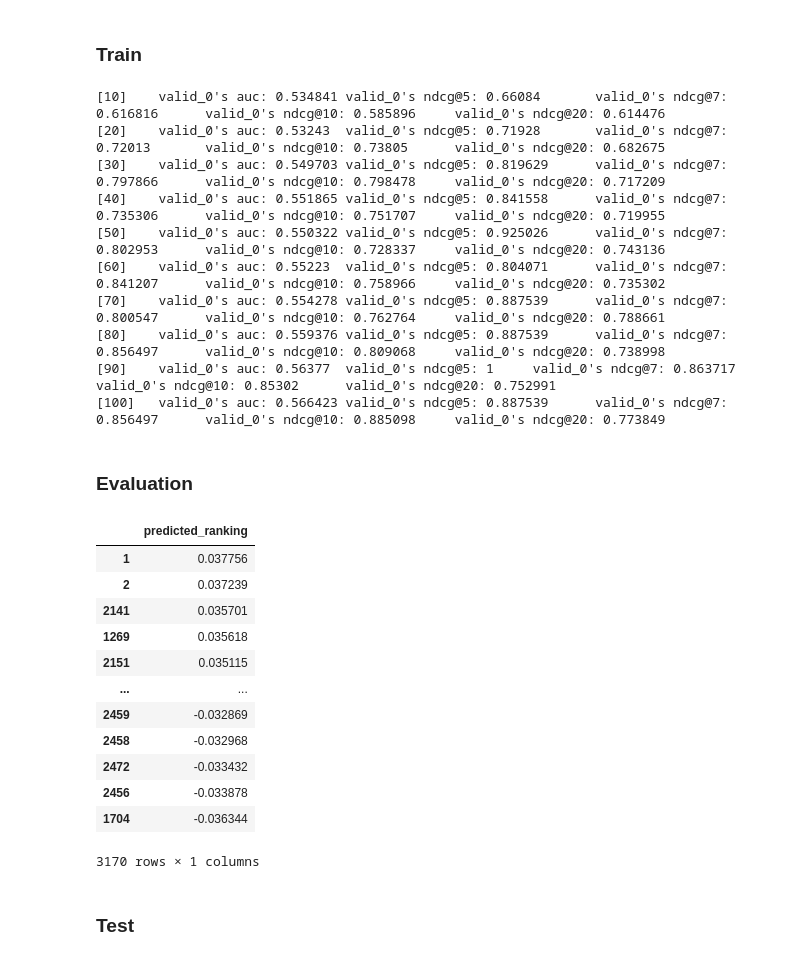
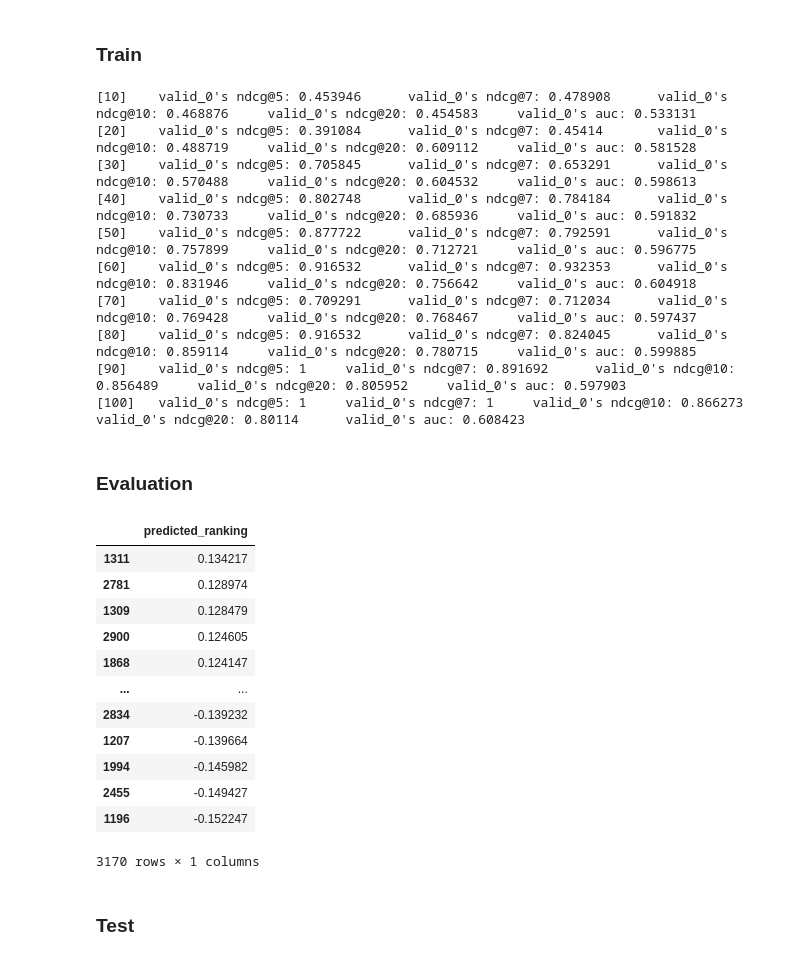
Before and after one commit to faisaladisoe/ir-tp, a Jupyter notebook: TP4/source code/IR_TP4.ipynb, the cells around one changed output. Cells and saved outputs as stored; diff of their text form; code cells hidden in the pictures.

```diff
--- a/TP4/source code/IR_TP4.ipynb
+++ b/TP4/source code/IR_TP4.ipynb
@@ -440,7 +449,7 @@ result_test.sort_values('predicted_ranking', ascending=False)
 ## FastText
 # %%
 ft_ranker_model = lgb.LGBMRanker(
-    learning_rate=.00125, # learning_rate=.00115 actually do better than .00125; but prone to overfit
+    learning_rate=.007,
     objective='lambdarank',
     num_leaves=60,
     importance_type='gain'
@@ -459,36 +468,36 @@ fasttext_ranker_model = ft_ranker_model.fit(
     verbose=10
 )
 # %% [output]
-[10]    valid_0's auc: 0.534841 valid_0's ndcg@5: 0.66084       valid_0's ndcg@7: 0.616816      valid_0's ndcg@10: 0.585896     valid_0's ndcg@20: 0.614476
-[20]    valid_0's auc: 0.53243  valid_0's ndcg@5: 0.71928       valid_0's ndcg@7: 0.72013       valid_0's ndcg@10: 0.73805      valid_0's ndcg@20: 0.682675
-[30]    valid_0's auc: 0.549703 valid_0's ndcg@5: 0.819629      valid_0's ndcg@7: 0.797866      valid_0's ndcg@10: 0.798478     valid_0's ndcg@20: 0.717209
-[40]    valid_0's auc: 0.551865 valid_0's ndcg@5: 0.841558      valid_0's ndcg@7: 0.735306      valid_0's ndcg@10: 0.751707     valid_0's ndcg@20: 0.719955
-[50]    valid_0's auc: 0.550322 valid_0's ndcg@5: 0.925026      valid_0's ndcg@7: 0.802953      valid_0's ndcg@10: 0.728337     valid_0's ndcg@20: 0.743136
-[60]    valid_0's auc: 0.55223  valid_0's ndcg@5: 0.804071      valid_0's ndcg@7: 0.841207      valid_0's ndcg@10: 0.758966     valid_0's ndcg@20: 0.735302
-[70]    valid_0's auc: 0.554278 valid_0's ndcg@5: 0.887539      valid_0's ndcg@7: 0.800547      valid_0's ndcg@10: 0.762764     valid_0's ndcg@20: 0.788661
-[80]    valid_0's auc: 0.559376 valid_0's ndcg@5: 0.887539      valid_0's ndcg@7: 0.856497      valid_0's ndcg@10: 0.809068     valid_0's ndcg@20: 0.738998
-[90]    valid_0's auc: 0.56377  valid_0's ndcg@5: 1     valid_0's ndcg@7: 0.863717      valid_0's ndcg@10: 0.85302      valid_0's ndcg@20: 0.752991
-[100]   valid_0's auc: 0.566423 valid_0's ndcg@5: 0.887539      valid_0's ndcg@7: 0.856497      valid_0's ndcg@10: 0.885098     valid_0's ndcg@20: 0.773849
+[10]    valid_0's ndcg@5: 0.453946      valid_0's ndcg@7: 0.478908      valid_0's ndcg@10: 0.468876     valid_0's ndcg@20: 0.454583     valid_0's auc: 0.533131
+[20]    valid_0's ndcg@5: 0.391084      valid_0's ndcg@7: 0.45414       valid_0's ndcg@10: 0.488719     valid_0's ndcg@20: 0.609112     valid_0's auc: 0.581528
+[30]    valid_0's ndcg@5: 0.705845      valid_0's ndcg@7: 0.653291      valid_0's ndcg@10: 0.570488     valid_0's ndcg@20: 0.604532     valid_0's auc: 0.598613
+[40]    valid_0's ndcg@5: 0.802748      valid_0's ndcg@7: 0.784184      valid_0's ndcg@10: 0.730733     valid_0's ndcg@20: 0.685936     valid_0's auc: 0.591832
+[50]    valid_0's ndcg@5: 0.877722      valid_0's ndcg@7: 0.792591      valid_0's ndcg@10: 0.757899     valid_0's ndcg@20: 0.712721     valid_0's auc: 0.596775
+[60]    valid_0's ndcg@5: 0.916532      valid_0's ndcg@7: 0.932353      valid_0's ndcg@10: 0.831946     valid_0's ndcg@20: 0.756642     valid_0's auc: 0.604918
+[70]    valid_0's ndcg@5: 0.709291      valid_0's ndcg@7: 0.712034      valid_0's ndcg@10: 0.769428     valid_0's ndcg@20: 0.768467     valid_0's auc: 0.597437
+[80]    valid_0's ndcg@5: 0.916532      valid_0's ndcg@7: 0.824045      valid_0's ndcg@10: 0.859114     valid_0's ndcg@20: 0.780715     valid_0's auc: 0.599885
+[90]    valid_0's ndcg@5: 1     valid_0's ndcg@7: 0.891692      valid_0's ndcg@10: 0.856489     valid_0's ndcg@20: 0.805952     valid_0's auc: 0.597903
+[100]   valid_0's ndcg@5: 1     valid_0's ndcg@7: 1     valid_0's ndcg@10: 0.866273     valid_0's ndcg@20: 0.80114      valid_0's auc: 0.608423
 # %% [markdown]
 ### Evaluation
 # %%
 fasttext_eval = fasttext_ranker_model.predict(fasttext_pair_of_X_Y['dev'][0])
 # %%
-result_eval = pd.DataFrame(data={'predicted_ranking': tuple(fasttext_eval)})
-result_eval.sort_values('predicted_ranking', ascending=False)
+ft_result_eval = pd.DataFrame(data={'predicted_ranking': tuple(fasttext_eval)})
+ft_result_eval.sort_values('predicted_ranking', ascending=False)
 # %% [output]
 |  | predicted_ranking |
-| 1 | 0.037756 |
-| 2 | 0.037239 |
-| 2141 | 0.035701 |
-| 1269 | 0.035618 |
-| 2151 | 0.035115 |
+| 1311 | 0.134217 |
+| 2781 | 0.128974 |
+| 1309 | 0.128479 |
+| 2900 | 0.124605 |
+| 1868 | 0.124147 |
 | ... | ... |
-| 2459 | -0.032869 |
-| 2458 | -0.032968 |
-| 2472 | -0.033432 |
-| 2456 | -0.033878 |
-| 1704 | -0.036344 |
+| 2834 | -0.139232 |
+| 1207 | -0.139664 |
+| 1994 | -0.145982 |
+| 2455 | -0.149427 |
+| 1196 | -0.152247 |
 3170 rows × 1 columns
 # %% [markdown]
 ### Test
```
Also changed, not shown: parts of 43 cells of this notebook.
